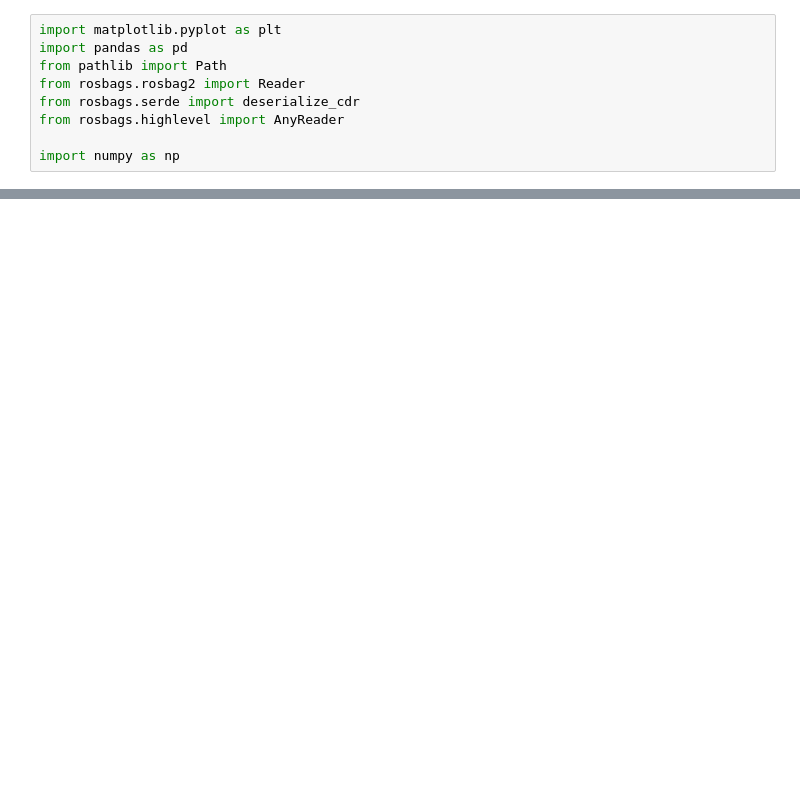
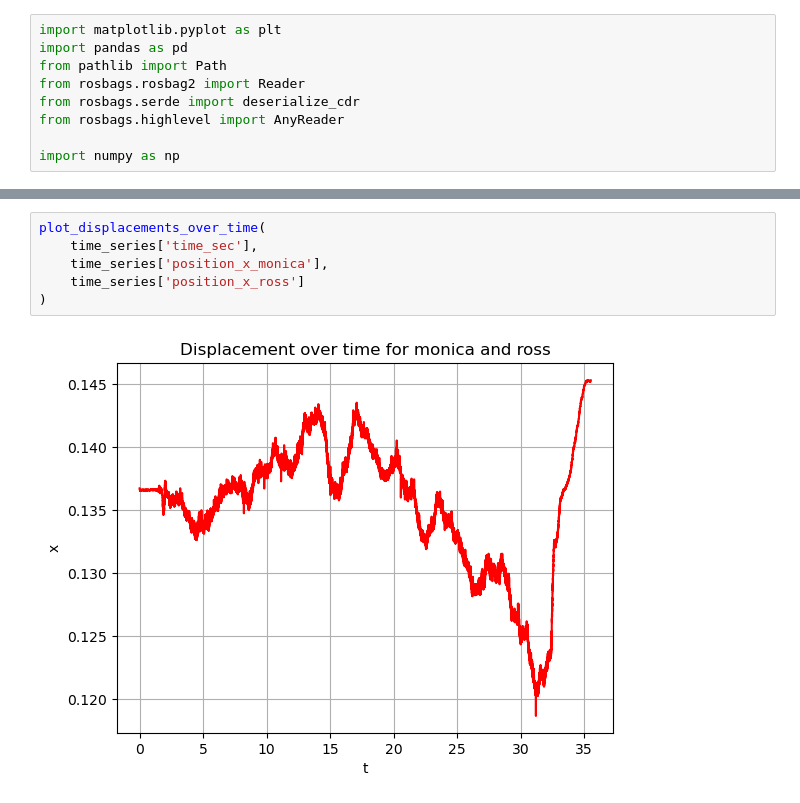
Before and after one commit to BCLab-UNM/MARIAM, a Jupyter notebook: analysis/vicon_experiments/vicon_experiments.ipynb, the cells around one changed output, grey strips where cells are left out. Cells and saved outputs as stored; diff of their text form; blank space fills up the shorter version.

```diff
--- a/analysis/vicon_experiments/vicon_experiments.ipynb
+++ b/analysis/vicon_experiments/vicon_experiments.ipynb
@@ -280,0 +307,8 @@ ross_poses[
+# %%
+plot_displacements_over_time(
+    time_series['time_sec'],
+    time_series['position_x_monica'],
+    time_series['position_x_ross']
+)
+# %% [output]
+[figure, added]
```
Also changed, not shown: parts of 16 cells of this notebook.
